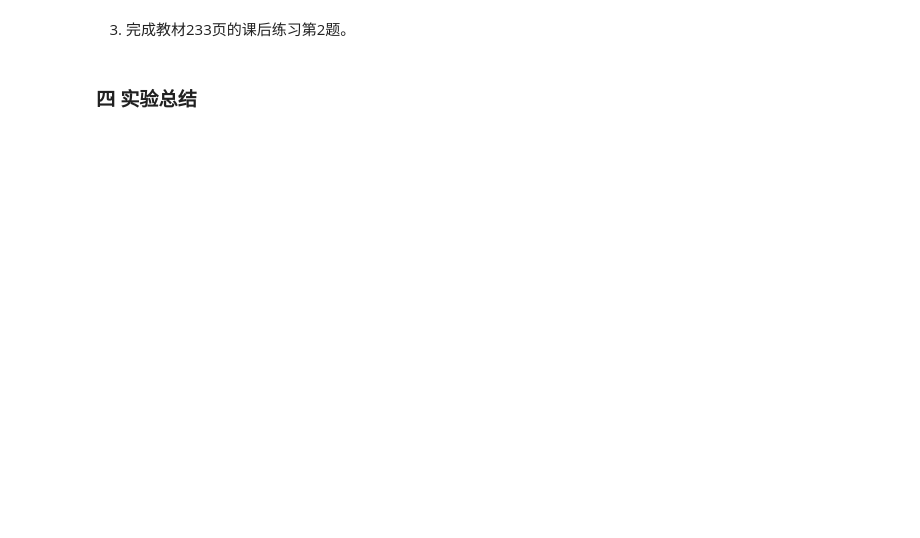
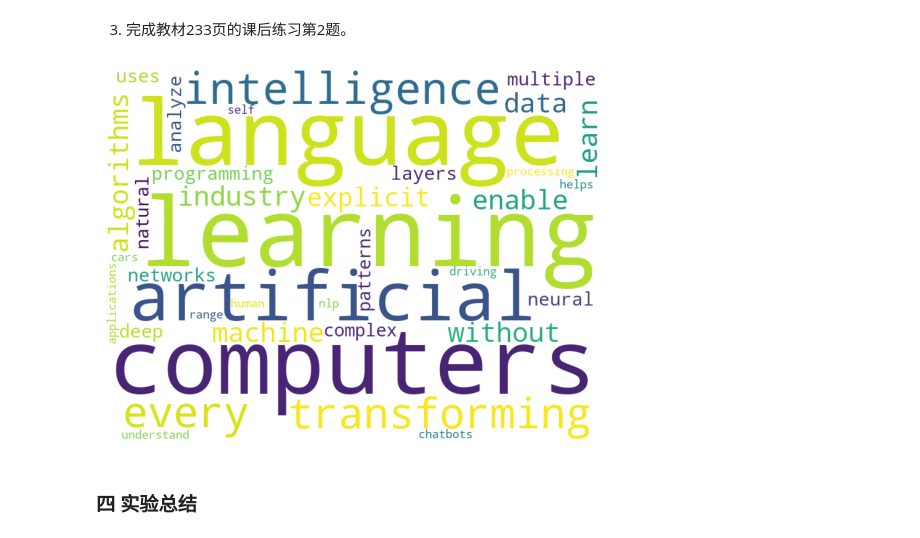
Before and after one commit to NianShaoSix/studycode, a Jupyter notebook: python/pytest/test7/实验7-Python综合应用.ipynb, the cells around one changed output. Cells and saved outputs as stored; diff of their text form; code cells hidden in the pictures; blank space fills up the shorter version.

```diff
--- a/python/pytest/test7/实验7-Python综合应用.ipynb
+++ b/python/pytest/test7/实验7-Python综合应用.ipynb
@@ -19,4 +338,27 @@
 # %% [markdown]
 3. 完成教材233页的课后练习第2题。
+# %%
+from wordcloud import WordCloud
+import matplotlib.pyplot as plt
+import re
+
+def generate_wordcloud(text):
+    stopwords = {'the','and','of','a','in','to','is','it','that','this','be','are'}
+    cleaned = re.sub(r'[^a-zA-Z]', ' ', text.lower())
+    words = [word for word in cleaned.split() if word not in stopwords and len(word)>2]
+    wc = WordCloud(width=800, height=600, background_color='white', max_words=50).generate(' '.join(words))
+    plt.imshow(wc)
+    plt.axis('off')
+    plt.show()
+
+sample_text = """
+Artificial intelligence (AI) is transforming every industry. Machine learning algorithms
+enable computers to learn from data without explicit programming. Deep learning uses neural
+networks with multiple layers to analyze complex patterns. Natural language processing (NLP)
+helps computers understand human language. AI applications range from chatbots to self-driving cars.
+"""
+generate_wordcloud(sample_text)
+# %% [output]
+[figure, added]
 # %% [markdown]
 ### 四 实验总结
```
Also changed, not shown: parts of 3 cells of this notebook, 4 other files.
